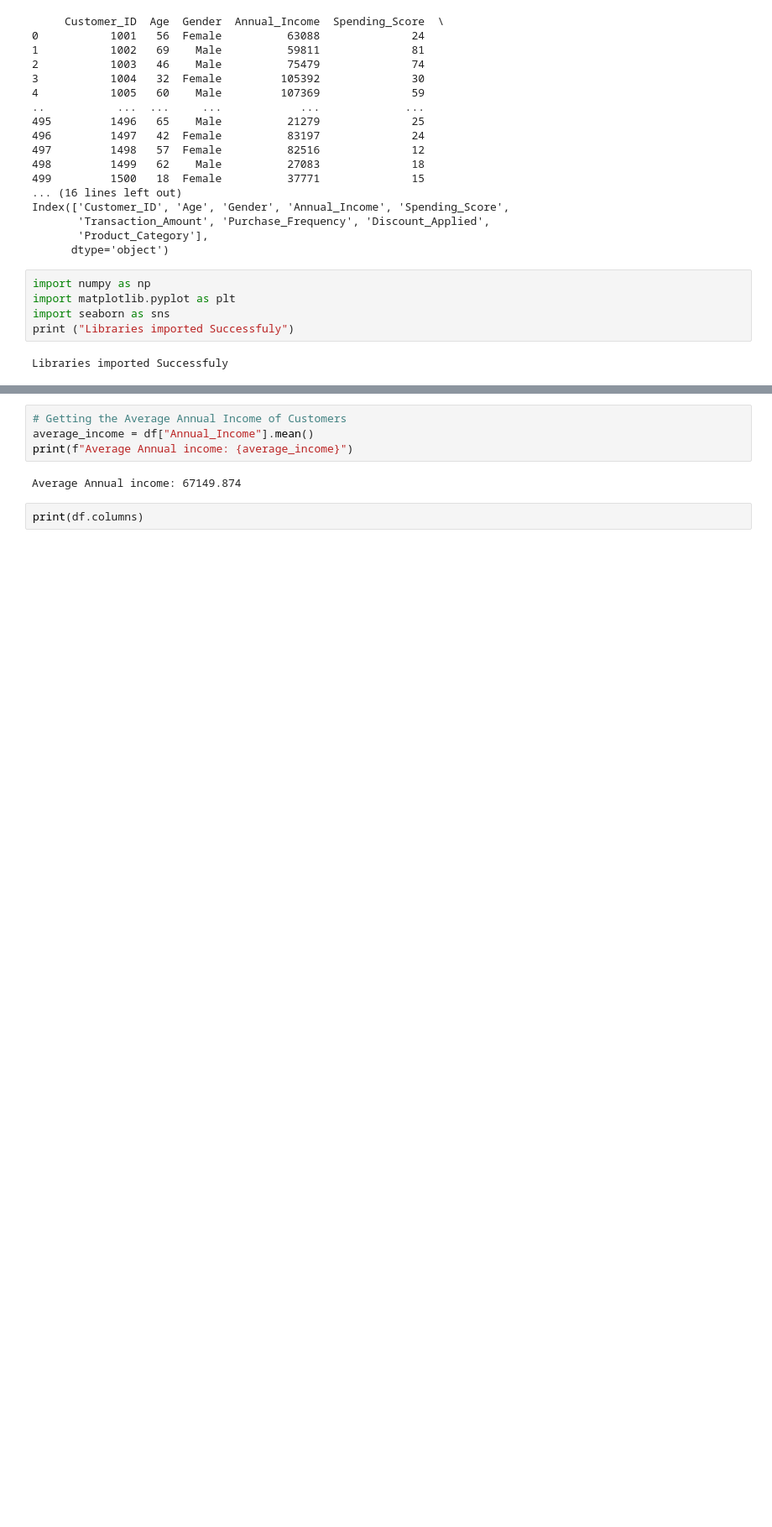
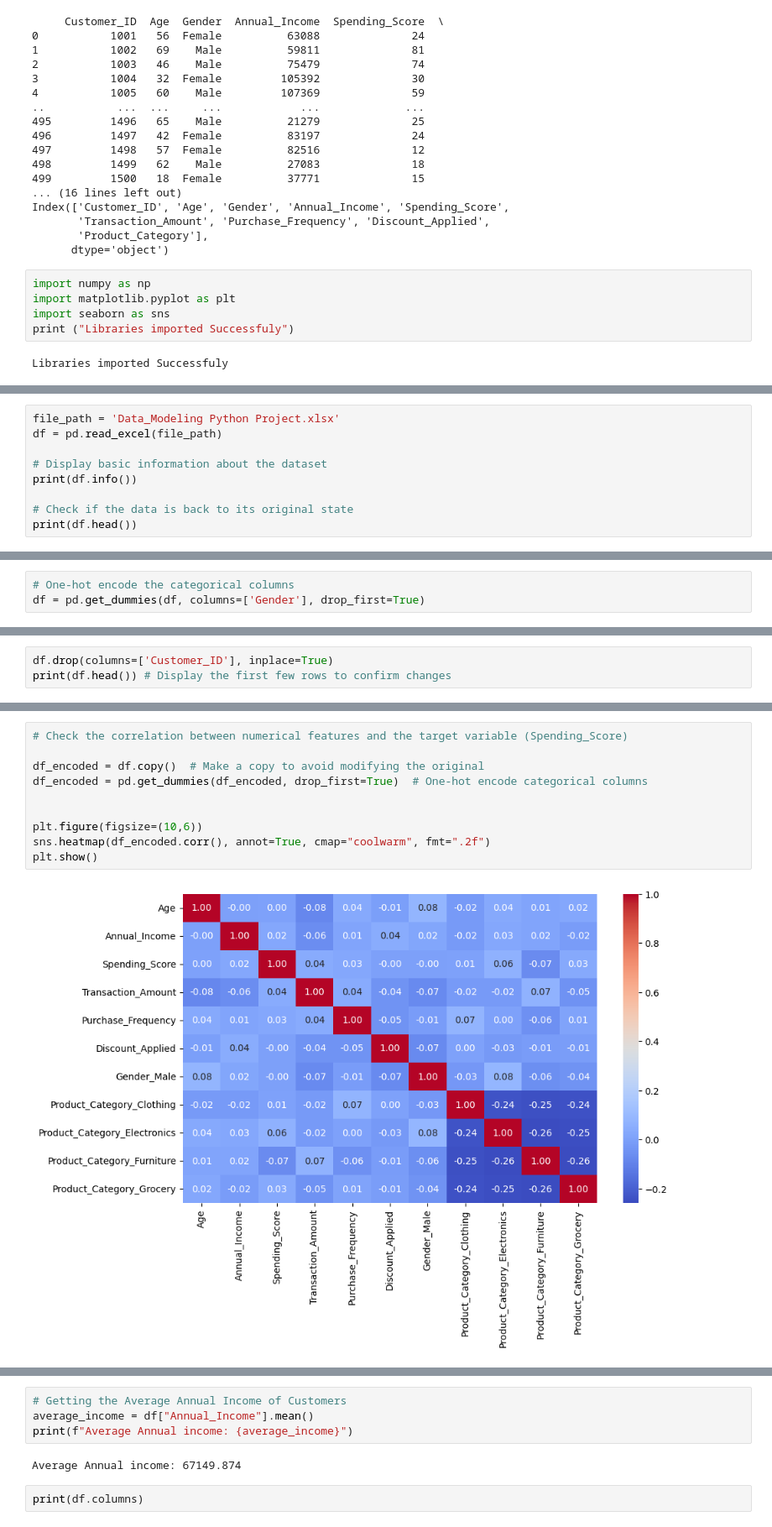
Before and after one commit to ann2018nyamu/Machine_Learning-Project, a Jupyter notebook: customer_analysis.ipynb, the cells around one changed output, grey strips where cells are left out. Shown: that part at 84% size. Cells and saved outputs as stored; diff of their text form; blank space fills up the shorter version.

```diff
--- a/customer_analysis.ipynb
+++ b/customer_analysis.ipynb
@@ -55,0 +115,9 @@ Libraries imported Successfuly
+# %%
+file_path = 'Data_Modeling Python Project.xlsx'
+df = pd.read_excel(file_path)
+
+# Display basic information about the dataset
+print(df.info())
+
+# Check if the data is back to its original state
+print(df.head())
@@ -55,0 +242,3 @@ Libraries imported Successfuly
+# %%
+# One-hot encode the categorical columns
+df = pd.get_dummies(df, columns=['Gender'], drop_first=True)
@@ -55,0 +265,3 @@ Libraries imported Successfuly
+# %%
+df.drop(columns=['Customer_ID'], inplace=True)
+print(df.head()) # Display the first few rows to confirm changes
@@ -55,0 +277,12 @@ Libraries imported Successfuly
+# %%
+# Check the correlation between numerical features and the target variable (Spending_Score)
+
+df_encoded = df.copy()  # Make a copy to avoid modifying the original
+df_encoded = pd.get_dummies(df_encoded, drop_first=True)  # One-hot encode categorical columns
+
+
+plt.figure(figsize=(10,6))
+sns.heatmap(df_encoded.corr(), annot=True, cmap="coolwarm", fmt=".2f")
+plt.show()
+# %% [output]
+[figure, added]
```
Also changed, not shown: parts of 26 cells of this notebook, 1 other file.
